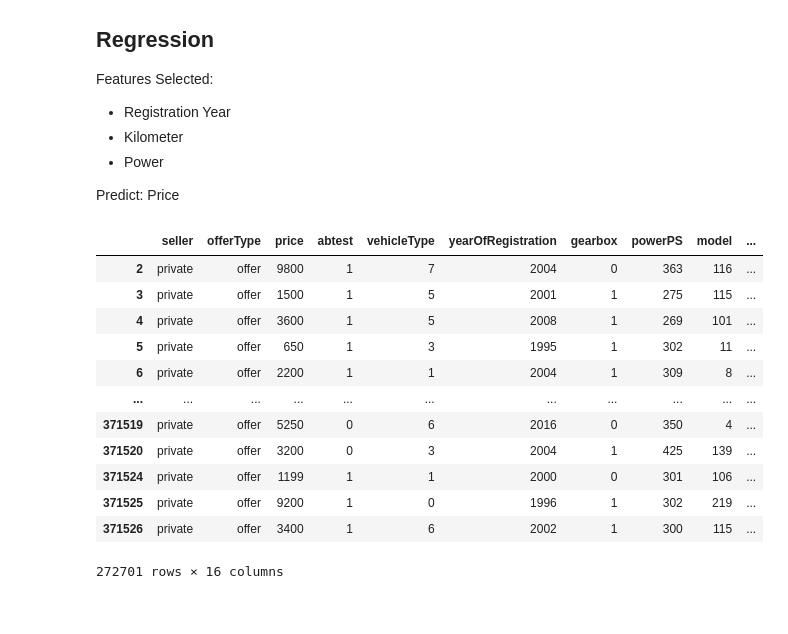
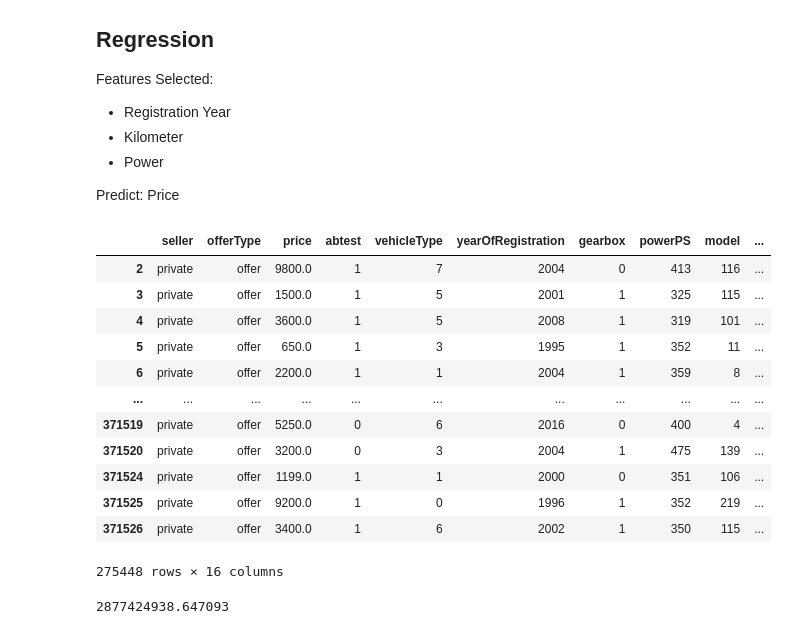
Before and after one commit to Supermjork/Much-Vroom, a Jupyter notebook: notebook/vroom.ipynb, the cells around one changed output. Saved outputs shown, nothing was run; the diff lists cells and outputs as text; code cells hidden in the pictures.

Commit message:
no idea how regression works fr

```diff
--- a/notebook/vroom.ipynb
+++ b/notebook/vroom.ipynb
@@ -386,9 +386,12 @@ lowerLim = price_per25 - 1.5 * iqr
 # Filtering
 selected_data = selected_data[(selected_data['price'] < upperLim) & (selected_data['price'] > lowerLim)]
 
-sns.boxplot(selected_data['price'])
+selected_data['price'].replace(0, selected_data['price'].mean(), inplace = True)
+
+sns.boxplot(selected_data['price'].values)
 
 selected_data.info()
+selected_data['price'].min()
 # %% [output]
 <class 'pandas.core.frame.DataFrame'>
 Index: 335464 entries, 0 to 371526
@@ -493,7 +497,7 @@ lowerLim = power_per25 - (1.5 * iqr)
 
 # Filtering
 selected_data = selected_data[(selected_data['powerPS'] < upperLim) & (selected_data['powerPS'] > lowerLim)]
-selected_data['powerPS'] = np.where(selected_data['powerPS'] < 250, selected_data['powerPS'] + 200, selected_data['powerPS'])
+selected_data['powerPS'] = np.where(selected_data['powerPS'] < 250, selected_data['powerPS'] + 250, selected_data['powerPS'])
 
 selected_data.info()
 
@@ -530,6 +534,3 @@ sns.boxplot(selected_data['kilometer'].values)
 # %% [output]
 <Axes: >
 [figure]
-# %%
-selected_data = selected_data[selected_data['kilometer'] >= 9000]
-sns.boxplot(selected_data['kilometer'].values)
@@ -636,28 +634,28 @@ Predict: Price
 # %%
 import scipy.stats as stats
 
 # Normalised some numbers to be z-score
 selected_data['regYear_norm'] = stats.zscore(selected_data['yearOfRegistration'], axis = 0, nan_policy = "omit")
 selected_data['kilometer_norm'] = stats.zscore(selected_data['kilometer'], axis = 0, nan_policy = "omit")
 selected_data['powerPS_norm'] = stats.zscore(selected_data['powerPS'], axis = 0, nan_policy = "omit")
 
 
 
 norm_dat = ['powerPS_norm', 'regYear_norm']
-dflt_dat = ['powerPS', 'yearOfRegistration', 'kilometer', 'gearbox', 'abtest', 'vehicleType', 'fuelType', 'notRepairedDamage']
+dflt_dat = ['powerPS', 'yearOfRegistration', 'kilometer', 'abtest', 'vehicleType', 'fuelType']
 
 selected_data
 # %% [output]
 |  | seller | offerType | price | abtest | vehicleType | yearOfRegistration | gearbox | powerPS | model | ... |
-| 2 | private | offer | 9800 | 1 | 7 | 2004 | 0 | 363 | 116 | ... |
-| 3 | private | offer | 1500 | 1 | 5 | 2001 | 1 | 275 | 115 | ... |
-| 4 | private | offer | 3600 | 1 | 5 | 2008 | 1 | 269 | 101 | ... |
-| 5 | private | offer | 650 | 1 | 3 | 1995 | 1 | 302 | 11 | ... |
-| 6 | private | offer | 2200 | 1 | 1 | 2004 | 1 | 309 | 8 | ... |
+| 2 | private | offer | 9800.0 | 1 | 7 | 2004 | 0 | 413 | 116 | ... |
+| 3 | private | offer | 1500.0 | 1 | 5 | 2001 | 1 | 325 | 115 | ... |
+| 4 | private | offer | 3600.0 | 1 | 5 | 2008 | 1 | 319 | 101 | ... |
+| 5 | private | offer | 650.0 | 1 | 3 | 1995 | 1 | 352 | 11 | ... |
+| 6 | private | offer | 2200.0 | 1 | 1 | 2004 | 1 | 359 | 8 | ... |
 | ... | ... | ... | ... | ... | ... | ... | ... | ... | ... | ... |
-| 371519 | private | offer | 5250 | 0 | 6 | 2016 | 0 | 350 | 4 | ... |
-| 371520 | private | offer | 3200 | 0 | 3 | 2004 | 1 | 425 | 139 | ... |
-| 371524 | private | offer | 1199 | 1 | 1 | 2000 | 0 | 301 | 106 | ... |
-| 371525 | private | offer | 9200 | 1 | 0 | 1996 | 1 | 302 | 219 | ... |
-| 371526 | private | offer | 3400 | 1 | 6 | 2002 | 1 | 300 | 115 | ... |
+| 371519 | private | offer | 5250.0 | 0 | 6 | 2016 | 0 | 400 | 4 | ... |
+| 371520 | private | offer | 3200.0 | 0 | 3 | 2004 | 1 | 475 | 139 | ... |
+| 371524 | private | offer | 1199.0 | 1 | 1 | 2000 | 0 | 351 | 106 | ... |
+| 371525 | private | offer | 9200.0 | 1 | 0 | 1996 | 1 | 352 | 219 | ... |
+| 371526 | private | offer | 3400.0 | 1 | 6 | 2002 | 1 | 350 | 115 | ... |
-272701 rows × 16 columns
+275448 rows × 16 columns
@@ -664,3 +669,17 @@ selected_data
+# %%
+from sklearn.model_selection import train_test_split
+from sklearn import linear_model
+
+x_train, x_test, y_train, y_test = train_test_split(selected_data[dflt_dat].values, selected_data['price'].values, test_size= 0.2)
+
+lm = linear_model.LinearRegression()
+sk_model = lm.fit(x_train, y_train)
+
+predicitons = lm.predict(x_test)
+
+accuracy(y_test, predicitons)
+# %% [output]
+2877424938.647093
 # %%
 import statsmodels.api as sm
 
```
Also changed, not shown: parts of 10 cells of this notebook.
